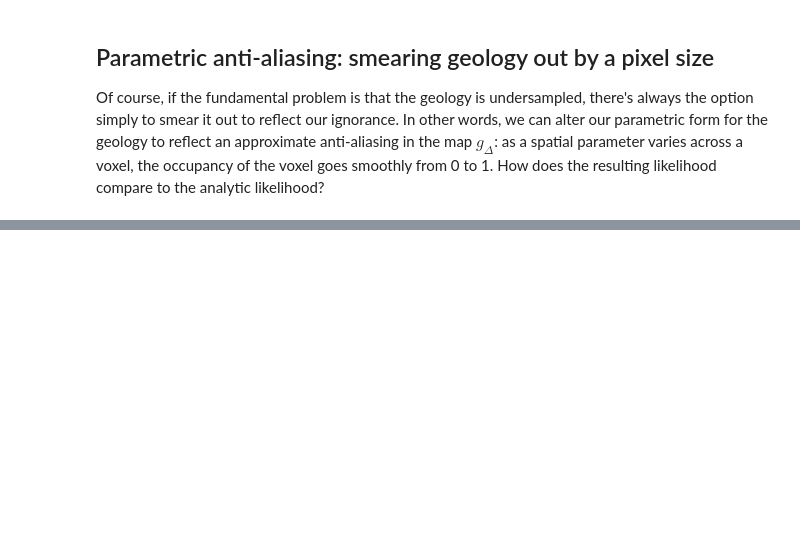
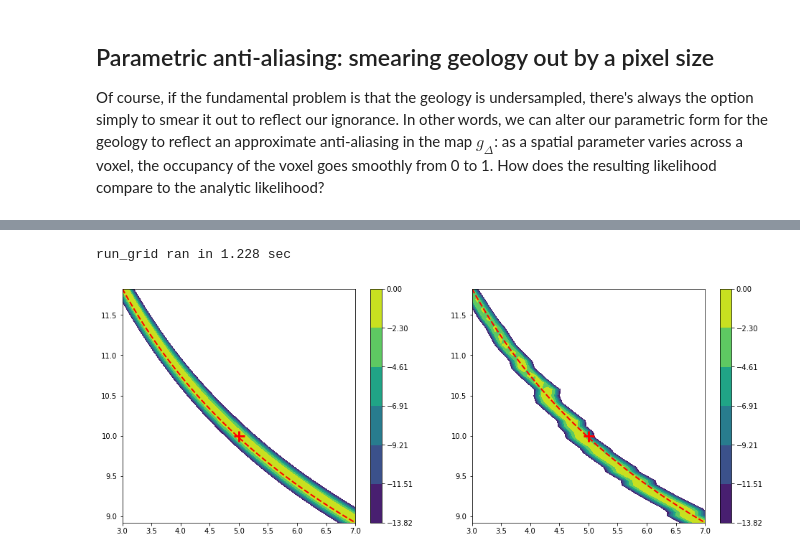
Before and after one commit to rscalzo/blockworlds, a Jupyter notebook: blockworlds/blockworlds.ipynb, the cells around one changed output, grey strips where cells are left out. Saved outputs shown, nothing was run; the diff lists cells and outputs as text; code cells hidden in the pictures; blank space fills up the shorter version.

```diff
--- a/blockworlds/blockworlds.ipynb
+++ b/blockworlds/blockworlds.ipynb
@@ -476,0 +490,11 @@ The result is surprisingly close!  What happens if we go back to our larger surv
+# %%
+xg, yg, Lg = profile_timer(run_grid, dsynth, rho_vals, R_vals, fwdmodel7.calc_gravity)
+fig12 = plt.figure(figsize=(16,6))
+ax1 = plt.subplot(121)
+show_contours(xg, yg, Lg0, rho_vals, R_vals, rho_0, R_0)
+ax2 = plt.subplot(122)
+show_contours(xg, yg, Lg, rho_vals, R_vals, rho_0, R_0)
+plt.show()
+# %% [output]
+run_grid ran in 1.228 sec
+[figure, added]
```
Also changed, not shown: parts of 29 cells of this notebook.
